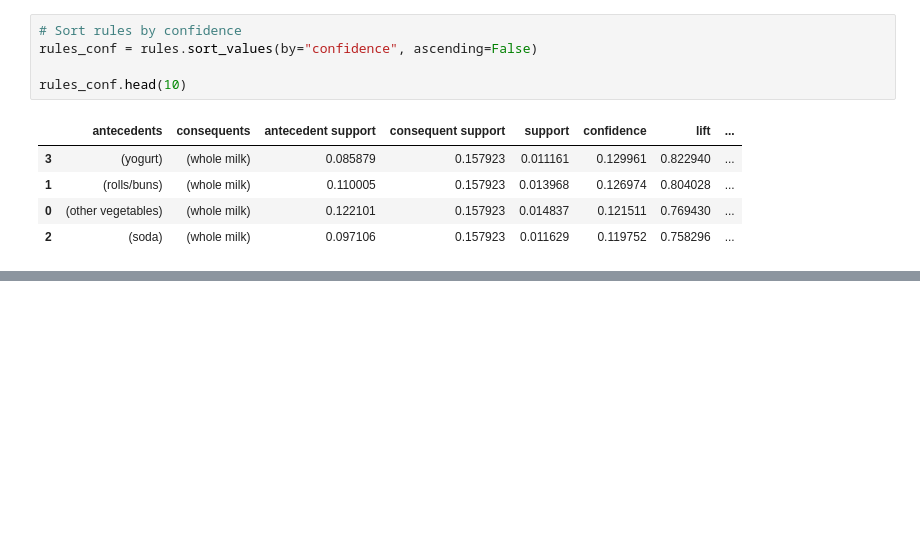
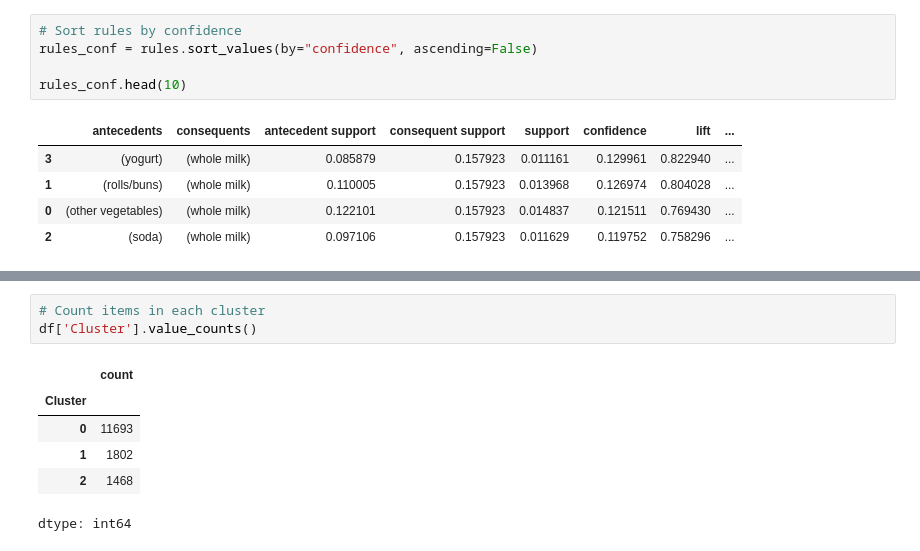
Before and after one commit to Prajkta11222/Market-Basket-Analysis-ML, a Jupyter notebook: MARKET_BASKET_ML(CS23024,CS23031).ipynb, the cells around one changed output, grey strips where cells are left out. Saved outputs shown, nothing was run; the diff lists cells and outputs as text; blank space fills up the shorter version.

```diff
--- a/MARKET_BASKET_ML(CS23024,CS23031).ipynb
+++ b/MARKET_BASKET_ML(CS23024,CS23031).ipynb
@@ -265,0 +318,10 @@ strong_rules.sort_values(by="lift", ascending=False).head(10)
+# %%
+# Count items in each cluster
+df['Cluster'].value_counts()
+# %% [output]
+|  | count |
+| Cluster |  |
+| 0 | 11693 |
+| 1 | 1802 |
+| 2 | 1468 |
+dtype: int64
```
Also changed, not shown: parts of 11 cells of this notebook.
